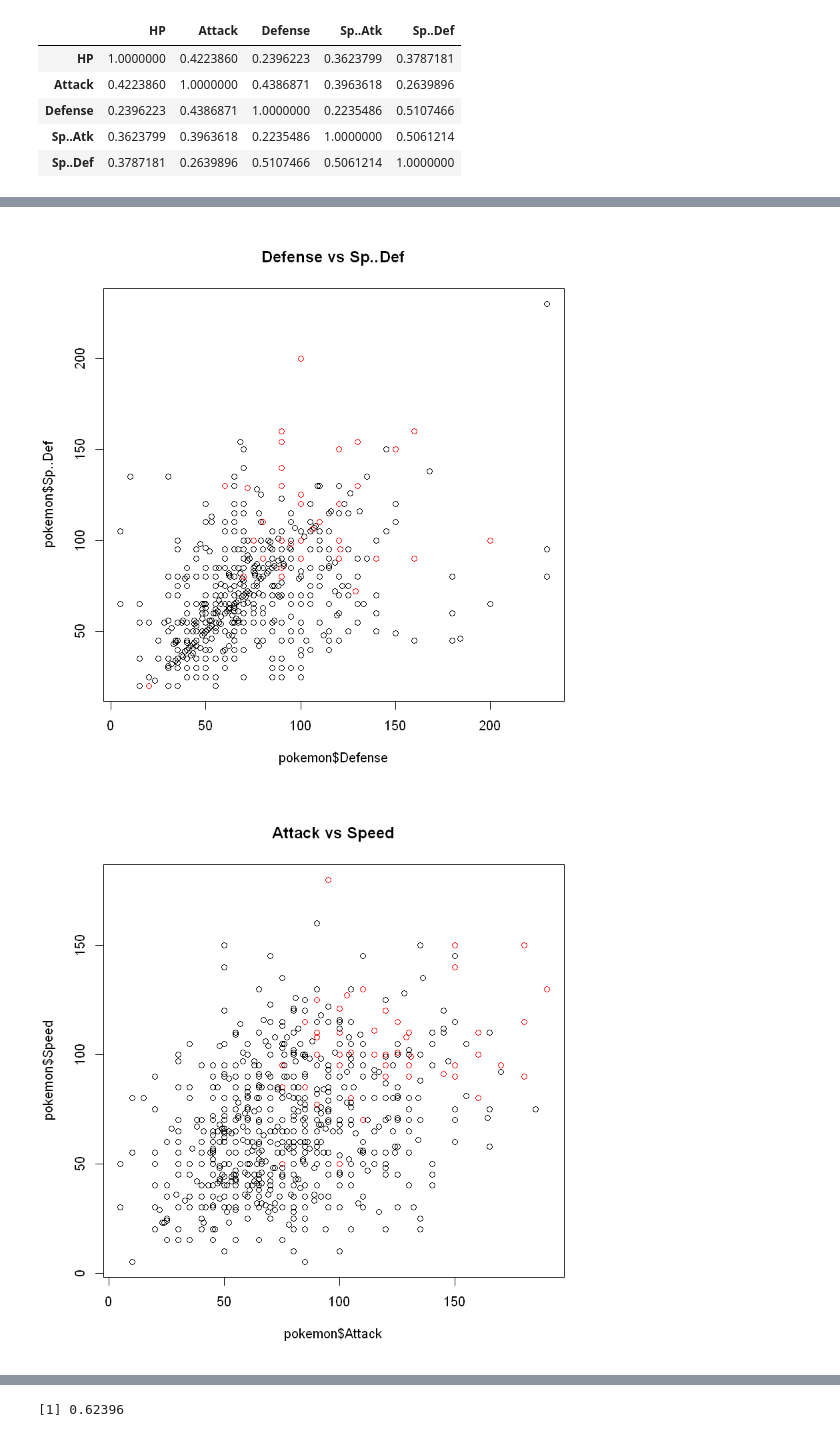
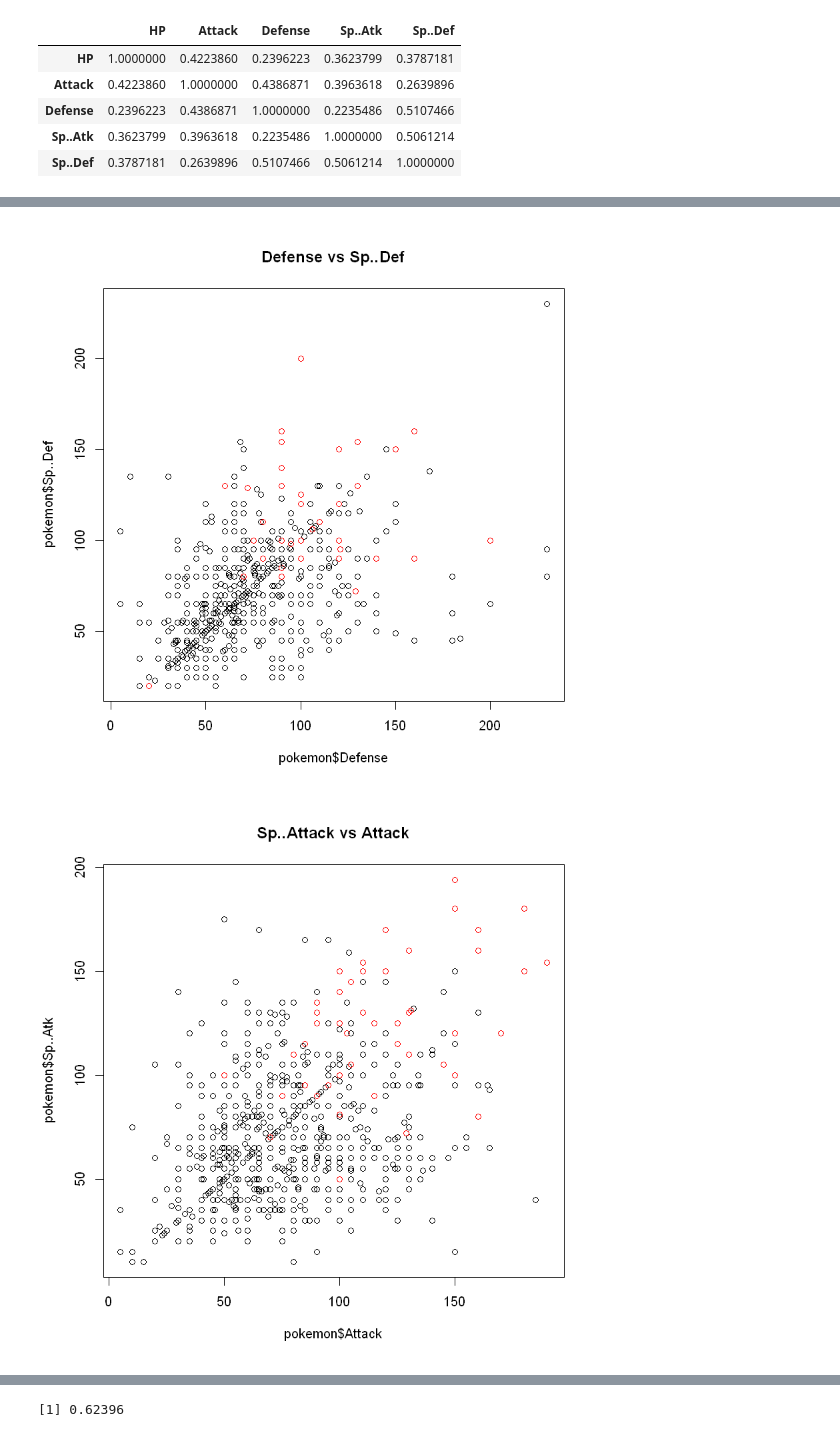
Before and after one commit to wahtique/sy09_p19_project, a Jupyter notebook: notebooks/Rapport1_Mehdi.ipynb, the cells around one changed output, grey strips where cells are left out. Saved outputs shown, nothing was run; the diff lists cells and outputs as text; code cells hidden in the pictures.

```diff
--- a/notebooks/Rapport1_Mehdi.ipynb
+++ b/notebooks/Rapport1_Mehdi.ipynb
@@ -84,10 +85,11 @@ A matrix: 5 × 5 of type dbl
 # %%
 #Pokemon Légendaires (caractéristiques)
 plot(pokemon$Sp..Atk,pokemon$Sp..Def,col=as.factor(pokemon$Legendary),main ="Attack vs Sp..Def")
 plot(pokemon$Defense,pokemon$Sp..Def,col=as.factor(pokemon$Legendary),main ="Defense vs Sp..Def")
+plot(pokemon$Attack,pokemon$Sp..Atk,col=as.factor(pokemon$Legendary),main ="Sp..Attack vs Attack")
 plot(pokemon$Attack,pokemon$Speed,col=as.factor(pokemon$Legendary),main ="Attack vs Speed")
 plot(pokemon$Attack,pokemon$HP,col=as.factor(pokemon$Legendary),main ="Attack vs HP")
 # %% [output]
 [figure]
 [figure]
-[figure, old version]
+[figure, new version]
```
Also changed, not shown: parts of 5 cells of this notebook, 10 other files.
